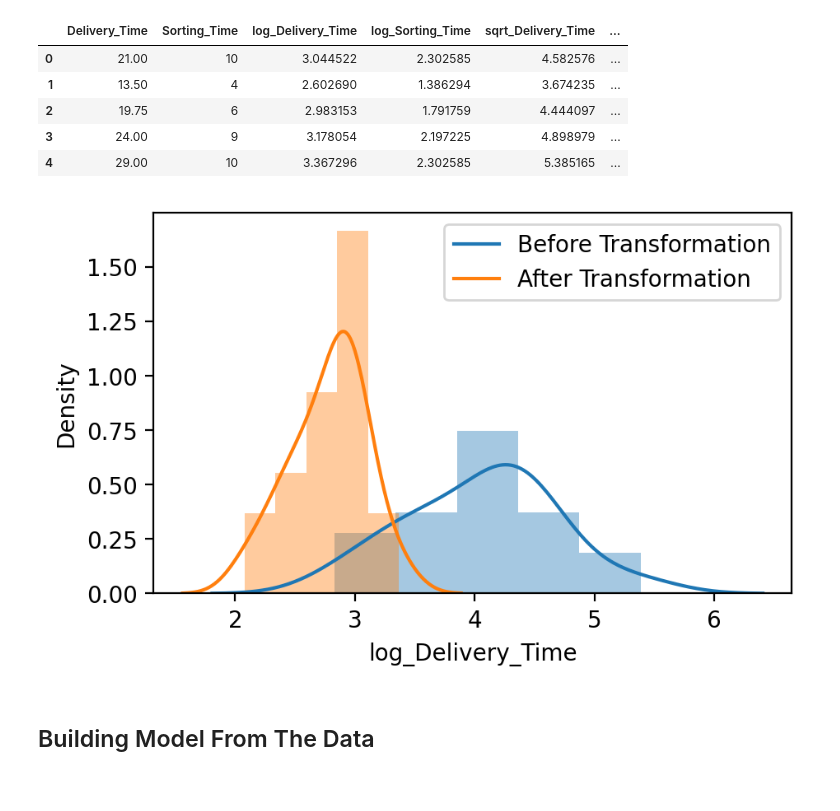
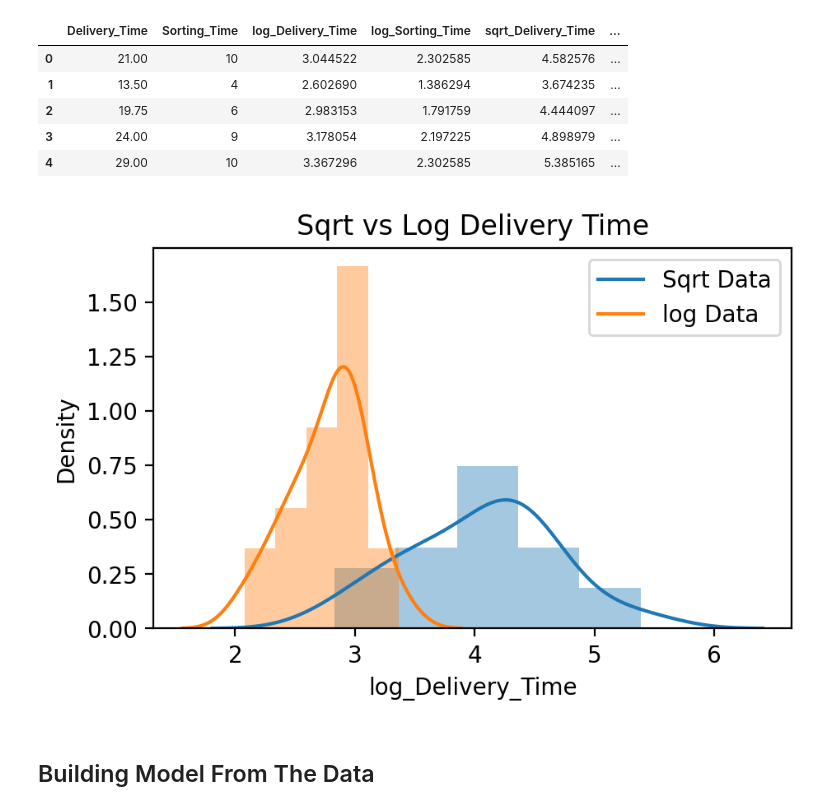
Before and after one commit to kunal-mallick/Data-Science-Assignments, a Jupyter notebook: 04_Simple Linear Regression/Code/Q1.ipynb, the cells around one changed output. Drawn from its saved outputs; the diff is of its cells as text; code cells hidden in the pictures.

```diff
--- a/04_Simple Linear Regression/Code/Q1.ipynb
+++ b/04_Simple Linear Regression/Code/Q1.ipynb
@@ -150,13 +149,14 @@ df.head()
 | 3 | 24.00 | 9 | 3.178054 | 2.197225 | 4.898979 | ... |
 | 4 | 29.00 | 10 | 3.367296 | 2.302585 | 5.385165 | ... |
 # %%
-labels = ['Before Transformation','After Transformation']
+labels = ['Sqrt Data','log Data']
 sns.distplot(df['sqrt_Delivery_Time'])
 sns.distplot(df['log_Delivery_Time'])
+plt.title('Sqrt vs Log Delivery Time')
 plt.legend(labels)
 plt.show()
 # %% [output]
-[figure, old version]
+[figure, new version]
 # %% [markdown]
 ## Building Model From The Data
 # %% [markdown]
```
Also changed, not shown: parts of 2 cells of this notebook.
